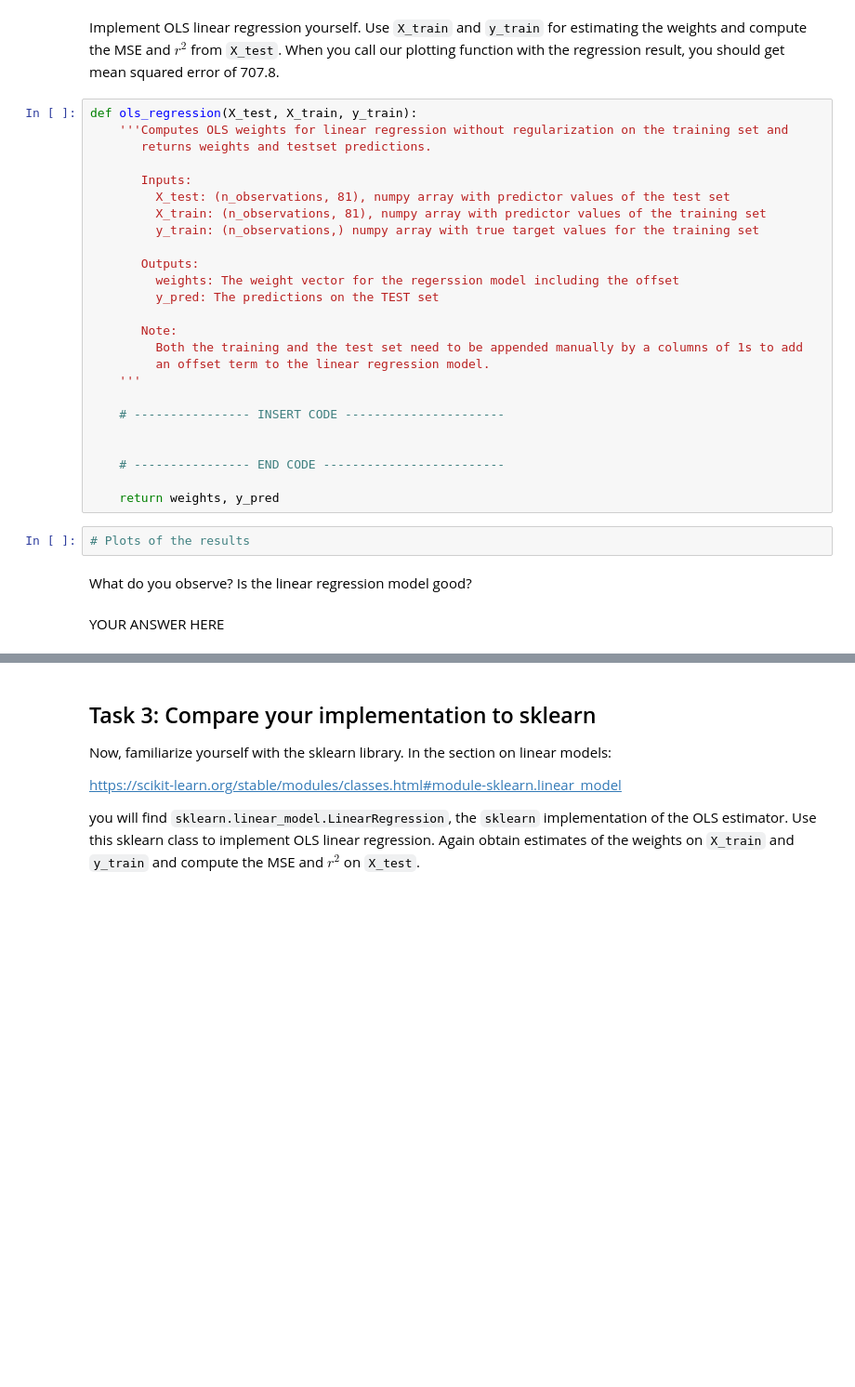
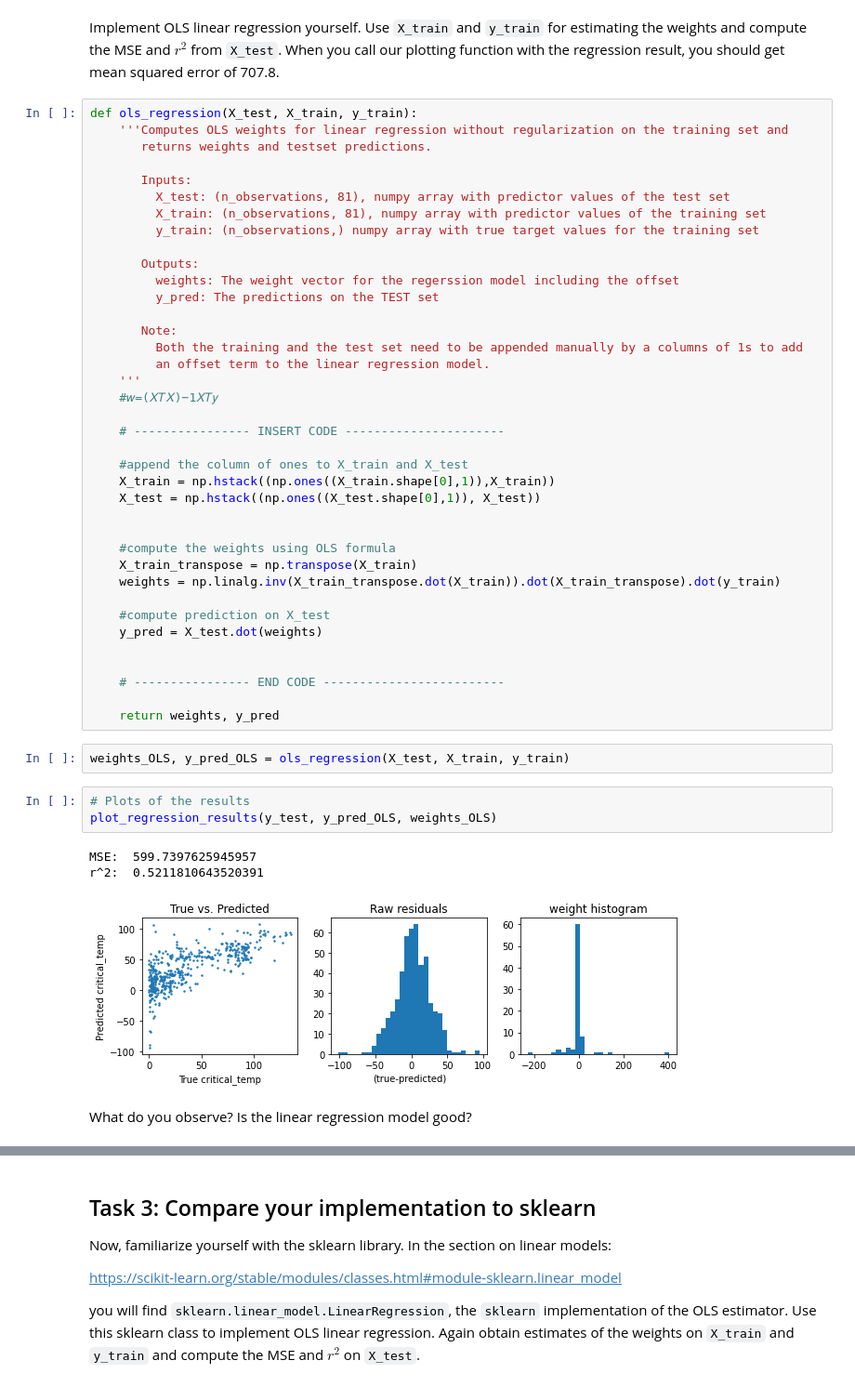
Before and after one commit to Deepak1520/Machine-Learning, a Jupyter notebook: Exercise 1/Exercise_1.ipynb, the cells around one changed output, grey strips where cells are left out. Shown at 93% size. Saved outputs shown, nothing was run; the diff lists cells and outputs as text; blank space fills up the shorter version.

```diff
--- a/Exercise 1/1_Deepak_Shyam_NAME3.ipynb
+++ b/Exercise 1/Exercise_1.ipynb
@@ -240,16 +245,34 @@ def ols_regression(X_test, X_train, y_train):
          Both the training and the test set need to be appended manually by a columns of 1s to add
          an offset term to the linear regression model.
     '''
+    #𝑤=(𝑋𝑇𝑋)−1𝑋𝑇𝑦
 
     # ---------------- INSERT CODE ----------------------
+
+    #append the column of ones to X_train and X_test
+    X_train = np.hstack((np.ones((X_train.shape[0],1)),X_train))
+    X_test = np.hstack((np.ones((X_test.shape[0],1)), X_test))
+
+
+    #compute the weights using OLS formula
+    X_train_transpose = np.transpose(X_train)
+    weights = np.linalg.inv(X_train_transpose.dot(X_train)).dot(X_train_transpose).dot(y_train)
+
+    #compute prediction on X_test
+    y_pred = X_test.dot(weights)
 
 
     # ---------------- END CODE -------------------------
 
     return weights, y_pred
+# %%
+weights_OLS, y_pred_OLS = ols_regression(X_test, X_train, y_train)
 # %%
 # Plots of the results
+plot_regression_results(y_test, y_pred_OLS, weights_OLS)
+# %% [output]
+MSE:  599.7397625945957
+r^2:  0.5211810643520391
+[figure, added]
 # %% [markdown]
 What do you observe? Is the linear regression model good?
-# %% [markdown]
-YOUR ANSWER HERE
```
Also changed, not shown: parts of 18 cells of this notebook.
